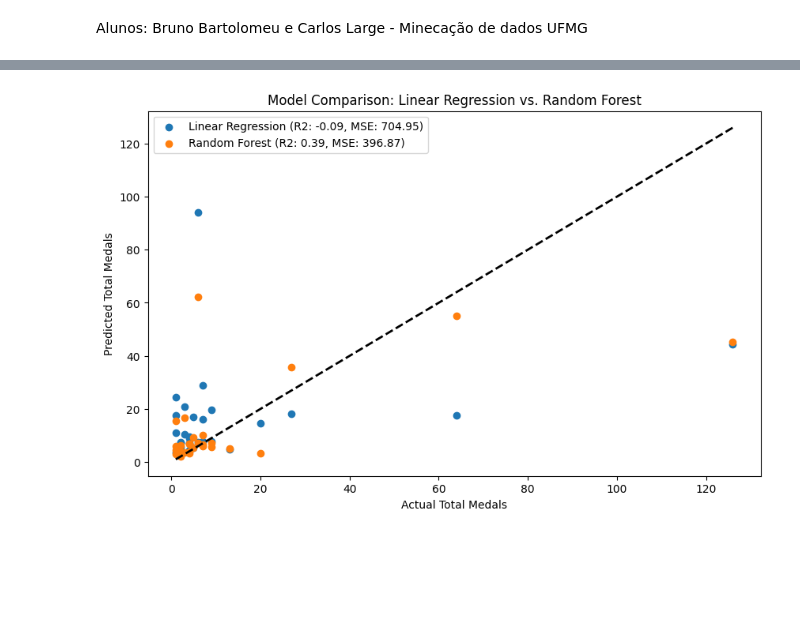
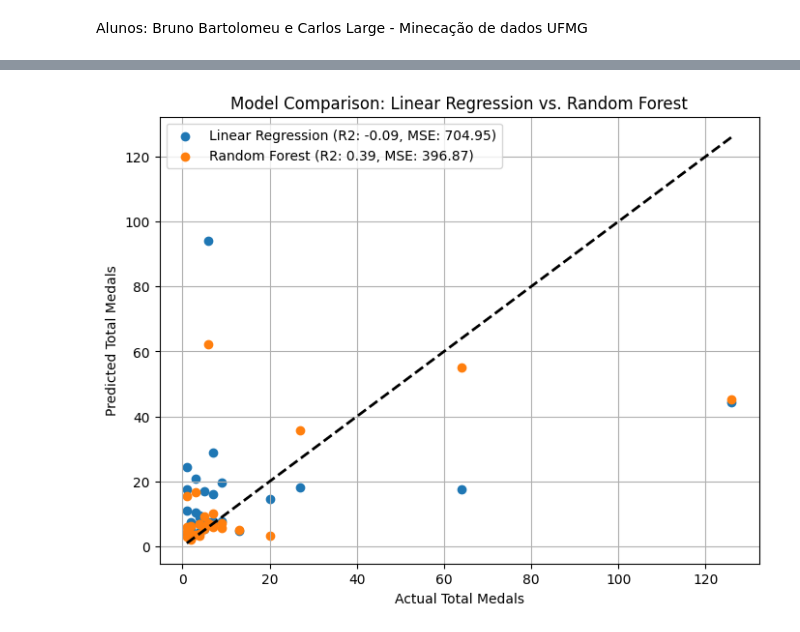
Before and after one commit to Bmartins25/Mineracao_de_dados_and_LLM_UFMG, a Jupyter notebook: TP2_Disciplina_Mineracao_Dados.ipynb, the cells around one changed output, grey strips where cells are left out. Cells and saved outputs as stored; diff of their text form; code cells hidden in the pictures; blank space fills up the shorter version.

```diff
--- a/TP2_Disciplina_Mineracao_Dados.ipynb
+++ b/TP2_Disciplina_Mineracao_Dados.ipynb
@@ -72,14 +74,15 @@ rf_mse = mean_squared_error(y_test, y_pred_rf)
 rf_r2 = r2_score(y_test, y_pred_rf)
 # %%
 # Gráfico de comparação das previsões dos modelos
-plt.figure(figsize=(10, 6))
+plt.figure(figsize=(8, 6))
 plt.scatter(y_test, y_pred_linear, label=f'Linear Regression (R2: {linear_r2:.2f}, MSE: {linear_mse:.2f})')
 plt.scatter(y_test, y_pred_rf, label=f'Random Forest (R2: {rf_r2:.2f}, MSE: {rf_mse:.2f})')
 plt.plot([y.min(), y.max()], [y.min(), y.max()], 'k--', lw=2)
 plt.xlabel('Actual Total Medals')
 plt.ylabel('Predicted Total Medals')
 plt.legend()
 plt.title('Model Comparison: Linear Regression vs. Random Forest')
+plt.grid(True)
 plt.show()
 # %% [output]
-[figure, old version]
+[figure, new version]
```
Also changed, not shown: parts of 2 cells of this notebook.
